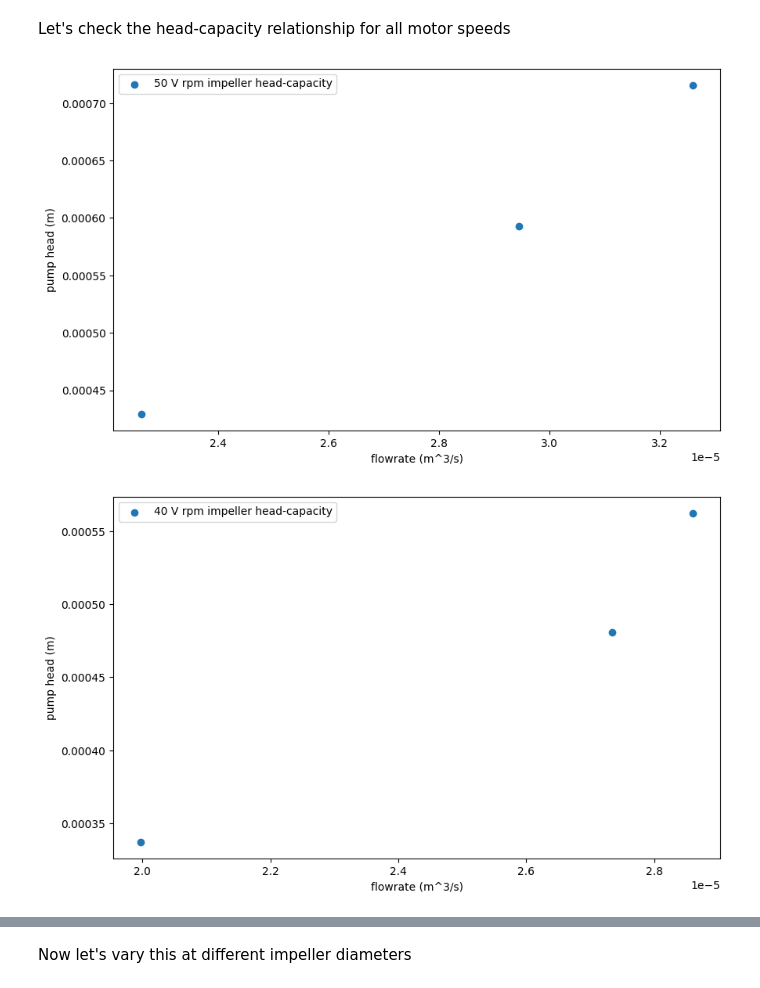
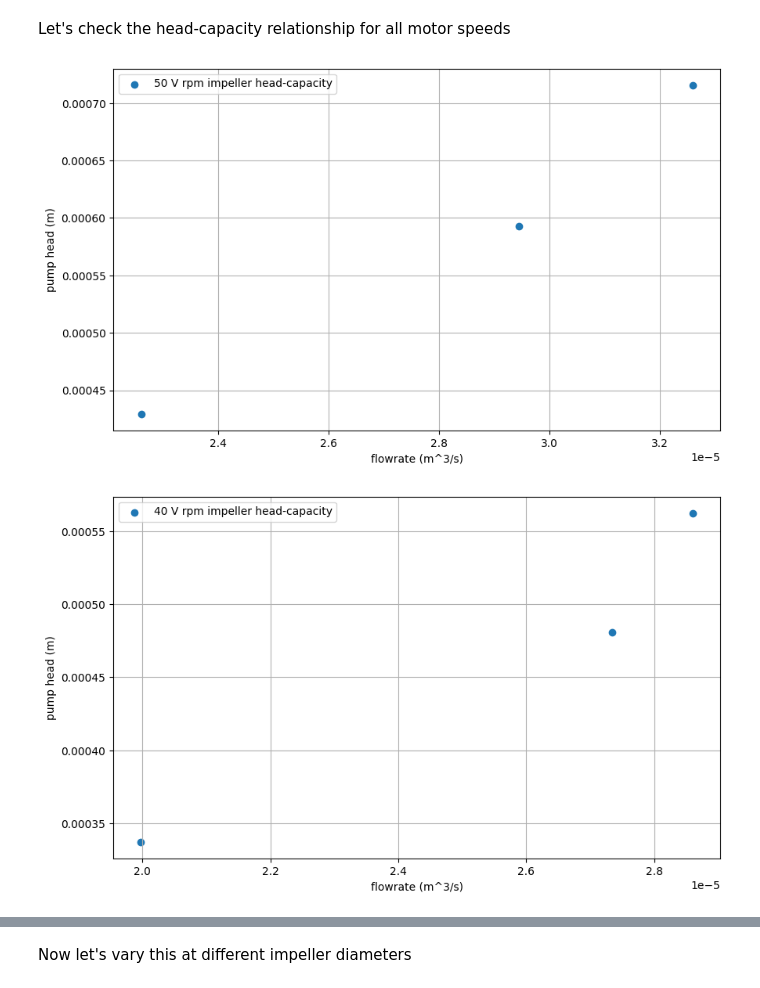
Before and after one commit to rahilisashaik/cbe154, a Jupyter notebook: centrifugal-pump/exp-data-analysis.ipynb, the cells around one changed output, grey strips where cells are left out. Cells and saved outputs as stored; diff of their text form; code cells hidden in the pictures.

Commit message:
added gridlines to plots

```diff
--- a/centrifugal-pump/exp-data-analysis.ipynb
+++ b/centrifugal-pump/exp-data-analysis.ipynb
@@ -165,12 +165,13 @@ Let's check the head-capacity relationship for all motor speeds
 # %%
 for speed in df["motor_speed"].unique():
     df_speed = df.query("motor_speed == @speed")
     plt.figure(figsize=(10,6))
     plt.scatter(df_speed["volumetric_flowrate"], df_speed["pump_head"], marker="o", label=f"{speed} V rpm impeller head-capacity")
     plt.legend()
     plt.xlabel("flowrate (m^3/s)")
     plt.ylabel("pump head (m)")
+    plt.grid(True)
     plt.show()
 # %% [output]
-[figure, old version]
+[figure, new version]
-[figure, old version]
+[figure, new version]
```
Also changed, not shown: parts of 3 cells of this notebook.
